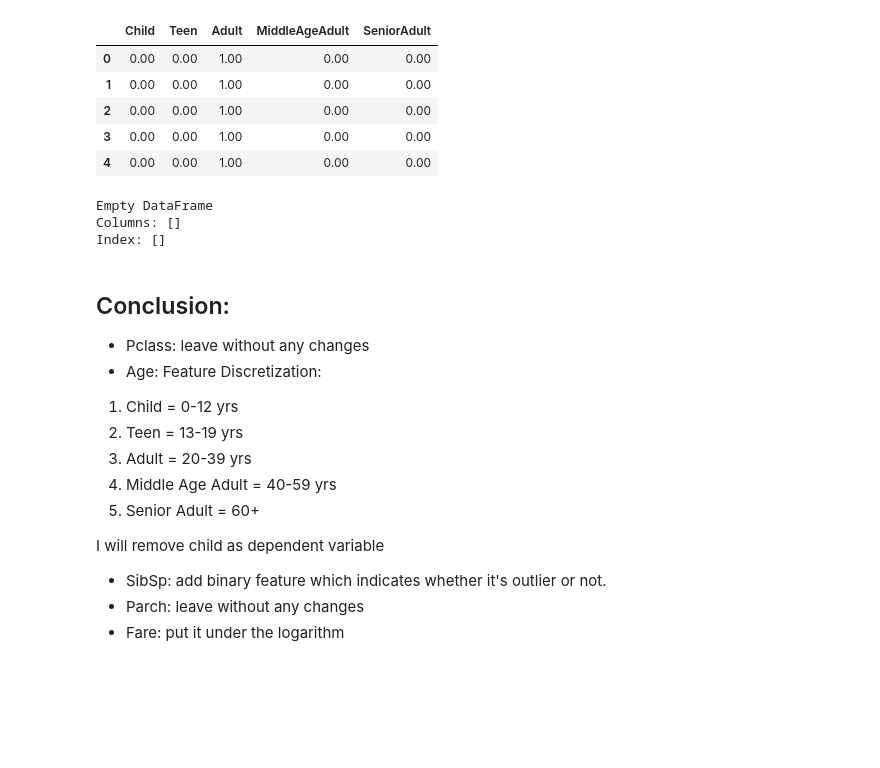
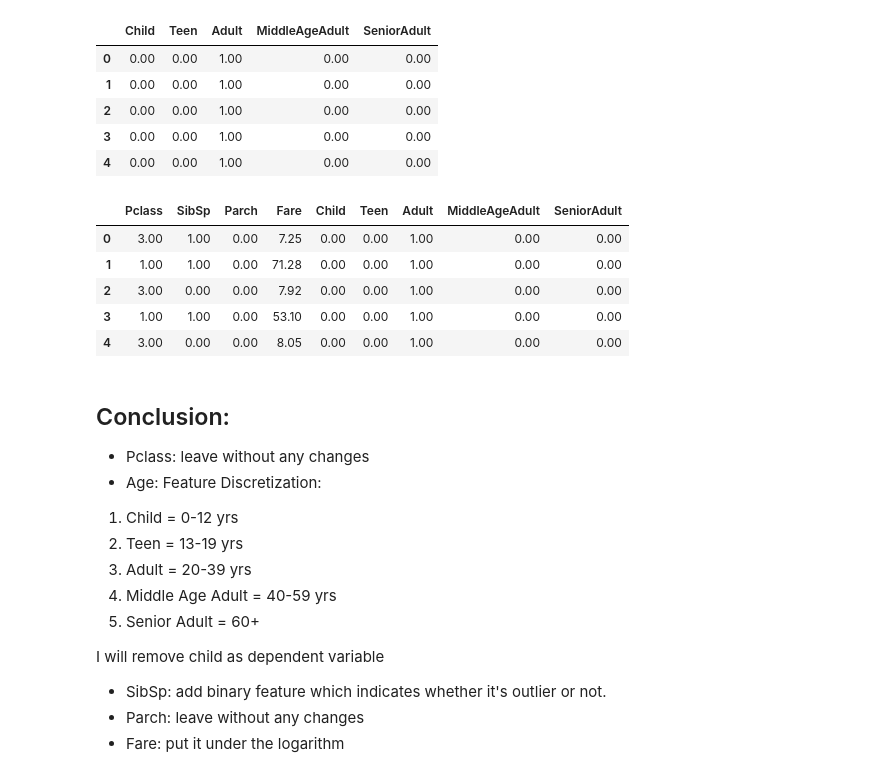
Before and after one commit to Justdek-code/data-science, a Jupyter notebook: titanic_practice/titanic_survived_classification.ipynb, the cells around one changed output. Saved outputs shown, nothing was run; the diff lists cells and outputs as text; code cells hidden in the pictures; blank space fills up the shorter version.

```diff
--- a/titanic_practice/titanic_survived_classification.ipynb
+++ b/titanic_practice/titanic_survived_classification.ipynb
@@ -424,0 +437,19 @@ There are for sure some clusters, so I can use them to create a custom attribute
+# %%
+class Clusterizer(BaseEstimator, TransformerMixin):
+
+    def __init__(self, clusterizer, features):
+        self.clusterizer = clusterizer
+        self.features = features
+
+    def fit(self, X, y=None):
+        return self
+
+    def transform(self, X):
+        X = pd.DataFrame(X.copy(), columns=self.features)
+        X['Cluster'] = self.clusterizer.predict(X)
+
+        return X
+# %%
+clusterizer = Clusterizer(clusterer, numerical_data.columns)
+# %%
+clusterizer.fit_transform(filled_numerical_data).head()
@@ -489,5 +527,7 @@ class AgeDiscretizer(BaseEstimator, TransformerMixin):
 
         discretized_data = pd.DataFrame(self.encoder.fit_transform(discretized_data).todense(),
                                         columns=self.age_categories)
+        X = X.drop(['Age'], axis=1)
+        result = pd.concat([X, discretized_data], axis=1)
 
-        return discretized_data
+        return result
@@ -496,6 +533,0 @@ age_discretizer = AgeDiscretizer(encoder)
-# %%
-print(age_discretizer.fit_transform(filled_numerical_data).compare(discretized_age_attribute))
-# %% [output]
-Empty DataFrame
-Columns: []
-Index: []
@@ -502,3 +536,12 @@ Index: []
+# %%
+age_discretizer.fit_transform(filled_numerical_data).head()
+# %% [output]
+|  | Pclass | SibSp | Parch | Fare | Child | Teen | Adult | MiddleAgeAdult | SeniorAdult |
+| 0 | 3.00 | 1.00 | 0.00 | 7.25 | 0.00 | 0.00 | 1.00 | 0.00 | 0.00 |
+| 1 | 1.00 | 1.00 | 0.00 | 71.28 | 0.00 | 0.00 | 1.00 | 0.00 | 0.00 |
+| 2 | 3.00 | 0.00 | 0.00 | 7.92 | 0.00 | 0.00 | 1.00 | 0.00 | 0.00 |
+| 3 | 1.00 | 1.00 | 0.00 | 53.10 | 0.00 | 0.00 | 1.00 | 0.00 | 0.00 |
+| 4 | 3.00 | 0.00 | 0.00 | 8.05 | 0.00 | 0.00 | 1.00 | 0.00 | 0.00 |
 # %% [markdown]
 ## Conclusion:
 
```
Also changed, not shown: parts of 17 cells of this notebook.
